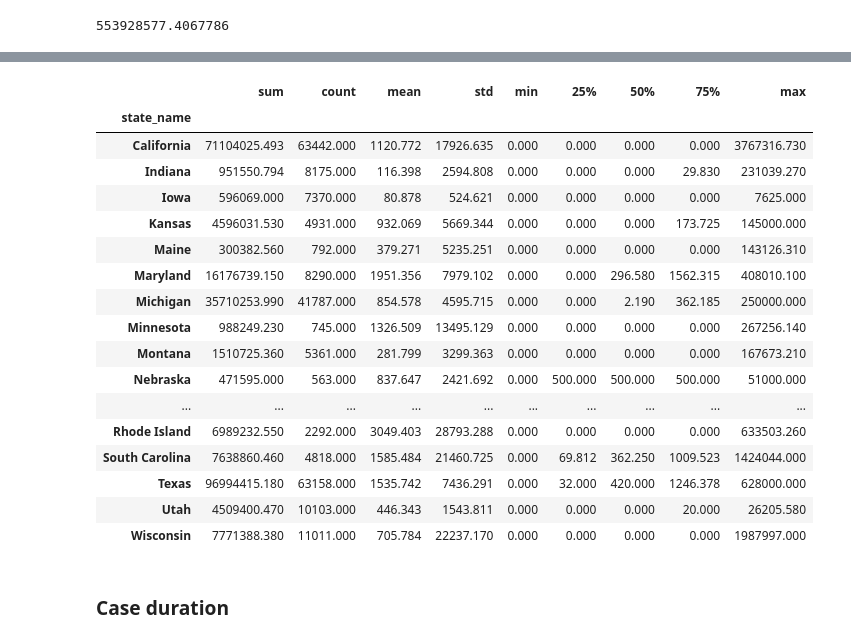
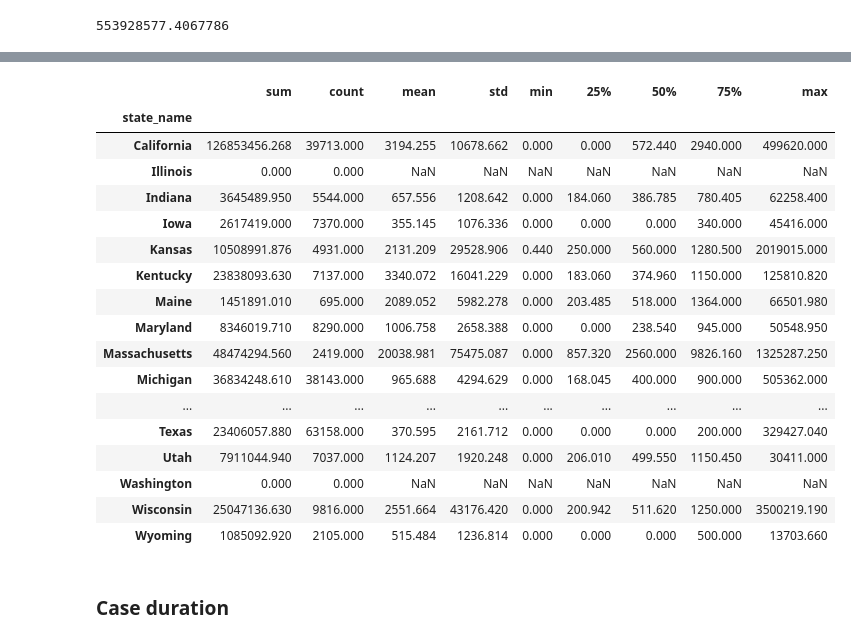
Before and after one commit to cbs-news-data/wage-theft-data, a Jupyter notebook: notebooks/national_analysis/national_analysis.ipynb, the cells around one changed output, grey strips where cells are left out. Drawn from its saved outputs; the diff is of its cells as text; code cells hidden in the pictures.

```diff
--- a/notebooks/national_analysis/national_analysis.ipynb
+++ b/notebooks/national_analysis/national_analysis.ipynb
@@ -329,34 +418,32 @@ recovered_df.unpaid_amount.sum()
 # %%
 (
     recovered_df.groupby("state_name")
-    .unpaid_amount.sum()
+    .amount_paid.sum()
     .to_frame("sum")
     .join(
         recovered_df.groupby("state_name")
-        .unpaid_amount.describe()
-        .query("min != 0 | max != 0"),
-        how="inner",
+        .amount_paid.describe()
     )
 )
 # %% [output]
 |  | sum | count | mean | std | min | 25% | 50% | 75% | max |
 | state_name |  |  |  |  |  |  |  |  |  |
-| California | 71104025.493 | 63442.000 | 1120.772 | 17926.635 | 0.000 | 0.000 | 0.000 | 0.000 | 3767316.730 |
-| Indiana | 951550.794 | 8175.000 | 116.398 | 2594.808 | 0.000 | 0.000 | 0.000 | 29.830 | 231039.270 |
-| Iowa | 596069.000 | 7370.000 | 80.878 | 524.621 | 0.000 | 0.000 | 0.000 | 0.000 | 7625.000 |
-| Kansas | 4596031.530 | 4931.000 | 932.069 | 5669.344 | 0.000 | 0.000 | 0.000 | 173.725 | 145000.000 |
-| Maine | 300382.560 | 792.000 | 379.271 | 5235.251 | 0.000 | 0.000 | 0.000 | 0.000 | 143126.310 |
-| Maryland | 16176739.150 | 8290.000 | 1951.356 | 7979.102 | 0.000 | 0.000 | 296.580 | 1562.315 | 408010.100 |
-| Michigan | 35710253.990 | 41787.000 | 854.578 | 4595.715 | 0.000 | 0.000 | 2.190 | 362.185 | 250000.000 |
-| Minnesota | 988249.230 | 745.000 | 1326.509 | 13495.129 | 0.000 | 0.000 | 0.000 | 0.000 | 267256.140 |
-| Montana | 1510725.360 | 5361.000 | 281.799 | 3299.363 | 0.000 | 0.000 | 0.000 | 0.000 | 167673.210 |
-| Nebraska | 471595.000 | 563.000 | 837.647 | 2421.692 | 0.000 | 500.000 | 500.000 | 500.000 | 51000.000 |
+| California | 126853456.268 | 39713.000 | 3194.255 | 10678.662 | 0.000 | 0.000 | 572.440 | 2940.000 | 499620.000 |
+| Illinois | 0.000 | 0.000 | NaN | NaN | NaN | NaN | NaN | NaN | NaN |
+| Indiana | 3645489.950 | 5544.000 | 657.556 | 1208.642 | 0.000 | 184.060 | 386.785 | 780.405 | 62258.400 |
+| Iowa | 2617419.000 | 7370.000 | 355.145 | 1076.336 | 0.000 | 0.000 | 0.000 | 340.000 | 45416.000 |
+| Kansas | 10508991.876 | 4931.000 | 2131.209 | 29528.906 | 0.440 | 250.000 | 560.000 | 1280.500 | 2019015.000 |
+| Kentucky | 23838093.630 | 7137.000 | 3340.072 | 16041.229 | 0.000 | 183.060 | 374.960 | 1150.000 | 125810.820 |
+| Maine | 1451891.010 | 695.000 | 2089.052 | 5982.278 | 0.000 | 203.485 | 518.000 | 1364.000 | 66501.980 |
+| Maryland | 8346019.710 | 8290.000 | 1006.758 | 2658.388 | 0.000 | 0.000 | 238.540 | 945.000 | 50548.950 |
+| Massachusetts | 48474294.560 | 2419.000 | 20038.981 | 75475.087 | 0.000 | 857.320 | 2560.000 | 9826.160 | 1325287.250 |
+| Michigan | 36834248.610 | 38143.000 | 965.688 | 4294.629 | 0.000 | 168.045 | 400.000 | 900.000 | 505362.000 |
 | ... | ... | ... | ... | ... | ... | ... | ... | ... | ... |
-| Rhode Island | 6989232.550 | 2292.000 | 3049.403 | 28793.288 | 0.000 | 0.000 | 0.000 | 0.000 | 633503.260 |
-| South Carolina | 7638860.460 | 4818.000 | 1585.484 | 21460.725 | 0.000 | 69.812 | 362.250 | 1009.523 | 1424044.000 |
-| Texas | 96994415.180 | 63158.000 | 1535.742 | 7436.291 | 0.000 | 32.000 | 420.000 | 1246.378 | 628000.000 |
-| Utah | 4509400.470 | 10103.000 | 446.343 | 1543.811 | 0.000 | 0.000 | 0.000 | 20.000 | 26205.580 |
-| Wisconsin | 7771388.380 | 11011.000 | 705.784 | 22237.170 | 0.000 | 0.000 | 0.000 | 0.000 | 1987997.000 |
+| Texas | 23406057.880 | 63158.000 | 370.595 | 2161.712 | 0.000 | 0.000 | 0.000 | 200.000 | 329427.040 |
+| Utah | 7911044.940 | 7037.000 | 1124.207 | 1920.248 | 0.000 | 206.010 | 499.550 | 1150.450 | 30411.000 |
+| Washington | 0.000 | 0.000 | NaN | NaN | NaN | NaN | NaN | NaN | NaN |
+| Wisconsin | 25047136.630 | 9816.000 | 2551.664 | 43176.420 | 0.000 | 200.942 | 511.620 | 1250.000 | 3500219.190 |
+| Wyoming | 1085092.920 | 2105.000 | 515.484 | 1236.814 | 0.000 | 0.000 | 0.000 | 500.000 | 13703.660 |
 # %% [markdown]
 ### Case duration
 # %%
```
Also changed, not shown: parts of 3 cells of this notebook, 26 other files.
